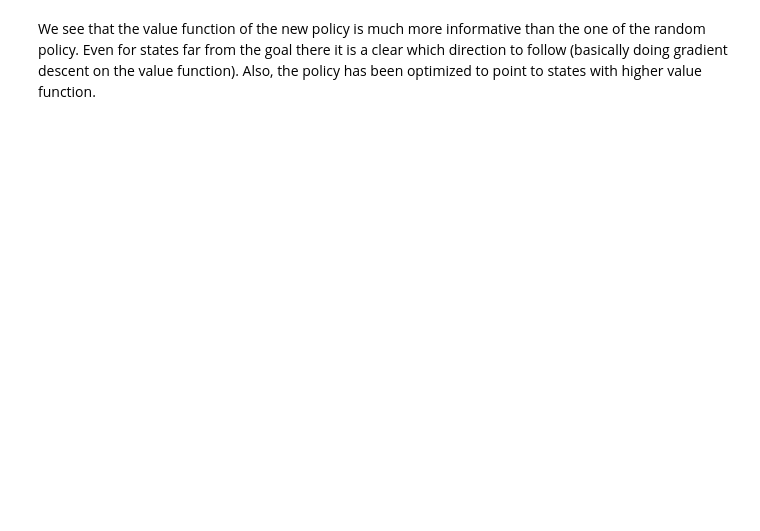
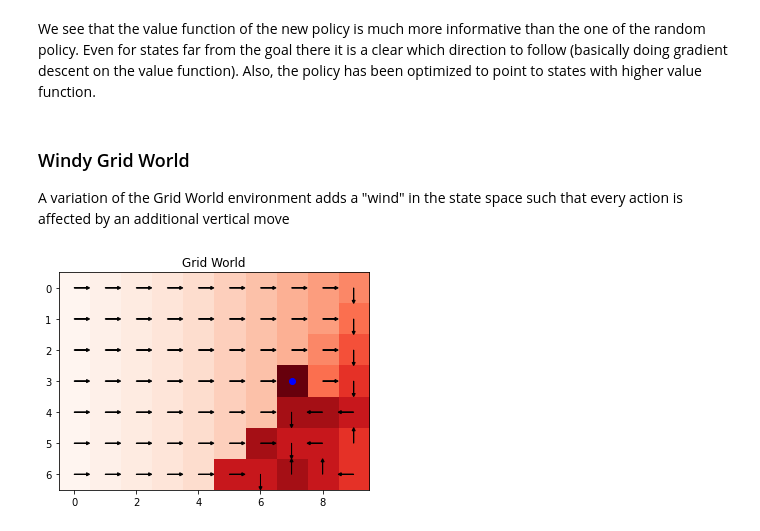
Before and after one commit to tsitsimis/from-scratch, a Jupyter notebook: notebooks/rl-dp-policy-iteration.ipynb, the cells around one changed output. Saved outputs shown, nothing was run; the diff lists cells and outputs as text; code cells hidden in the pictures; blank space fills up the shorter version.

```diff
--- a/notebooks/rl-dp-policy-iteration.ipynb
+++ b/notebooks/rl-dp-policy-iteration.ipynb
@@ -74,2 +74,12 @@ grid.plot(policy)
 # %% [markdown]
 We see that the value function of the new policy is much more informative than the one of the random policy. Even for states far from the goal there it is a clear which direction to follow (basically doing gradient descent on the value function). Also, the policy has been optimized to point to states with higher value function.
+# %% [markdown]
+### Windy Grid World
+A variation of the Grid World environment adds a "wind" in the state space such that every action is affected by an additional vertical move
+# %%
+windy_grid = GridWorld(7, 10, goal=[State([3, 7])], wind=np.array([0, 0, 0, -1, -1, -1, -2, -2, -1, 0]))
+# %%
+policy = GenericPolicy(windy_grid, gamma=0.9)
+
+evaluator = PolicyEvaluation(windy_grid, policy)
+improver = PolicyImprovement(windy_grid, policy)
@@ -75,0 +90,4 @@ We see that the value function of the new policy is much more informative than t
+# %%
+windy_grid.plot(policy)
+# %% [output]
+[figure, added]
```
Also changed, not shown: parts of 8 cells of this notebook.
